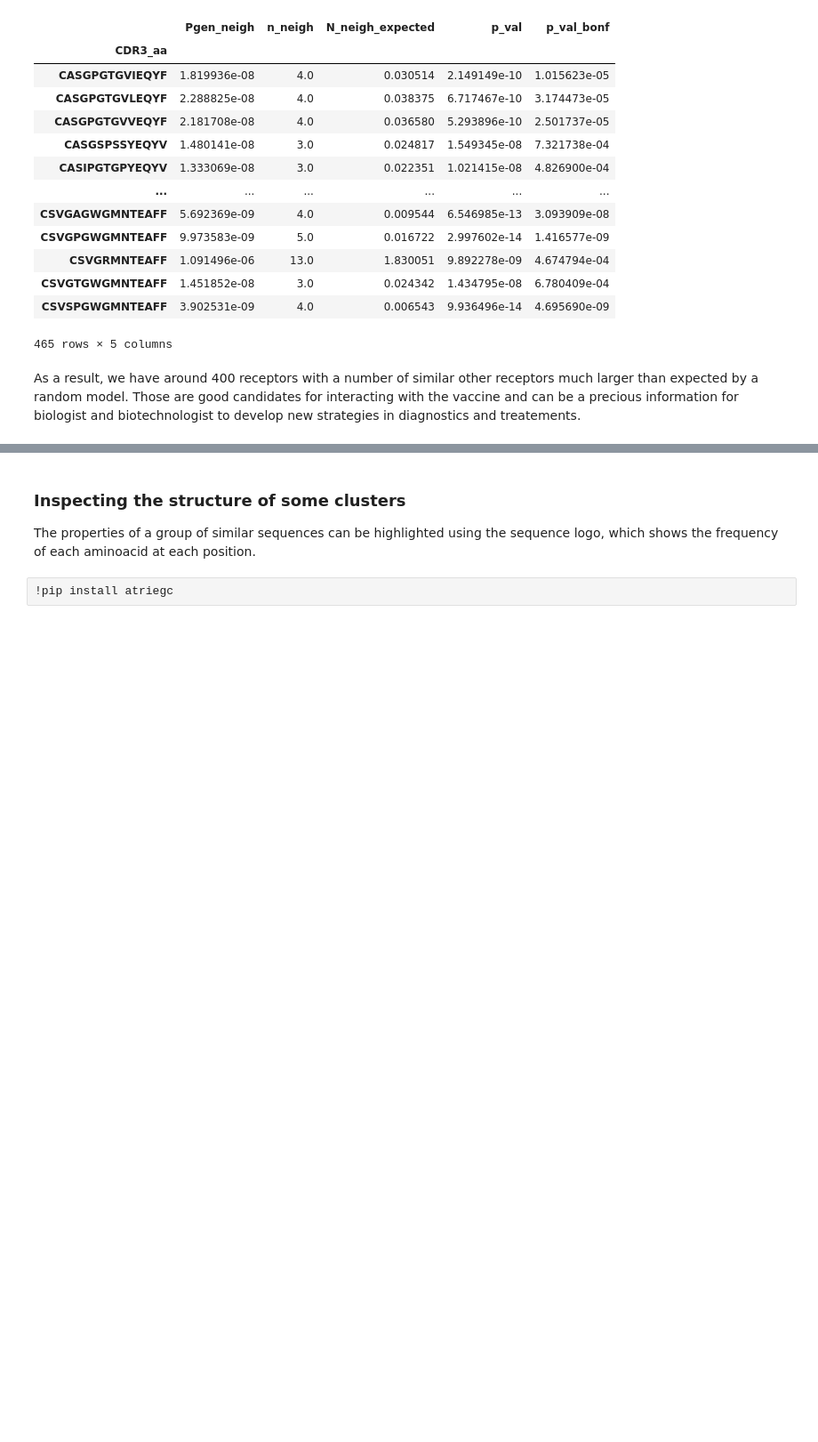
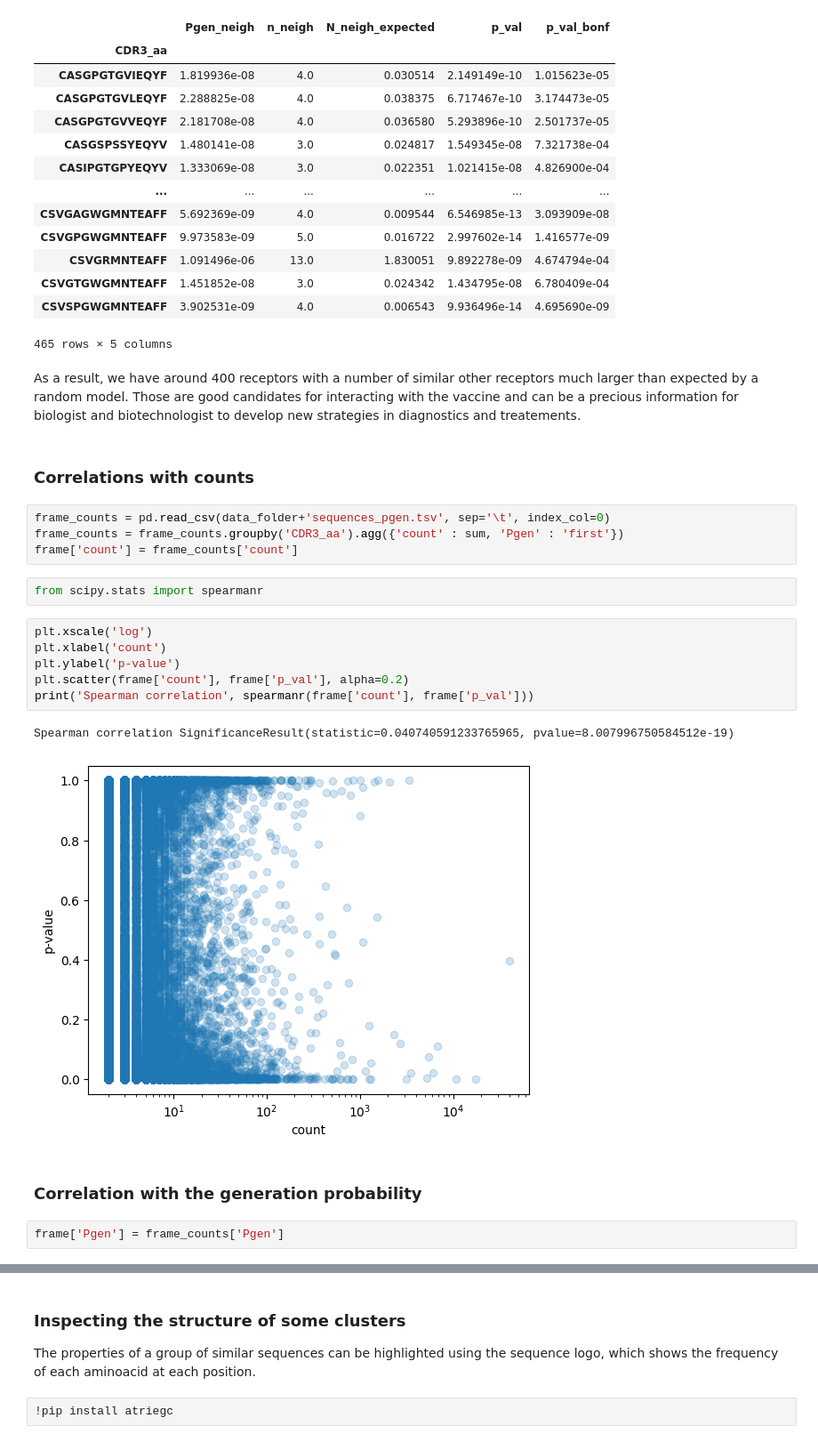
Before and after one commit to amazzoli/Quantitative_immunology, a Jupyter notebook: notebooks/ALICE_enrichment.ipynb, the cells around one changed output, grey strips where cells are left out. Shown: that part at 89% size. Drawn from its saved outputs; the diff is of its cells as text; blank space fills up the shorter version.

```diff
--- a/notebooks/ALICE_enrichment.ipynb
+++ b/notebooks/ALICE_enrichment.ipynb
@@ -129,3 +129,24 @@ candidates
 # %% [markdown]
 As a result, we have around 400 receptors with a number of similar other receptors much larger than expected by a random model.
 Those are good candidates for interacting with the vaccine and can be a precious information for biologist and biotechnologist to develop new strategies in diagnostics and treatements.
+# %% [markdown]
+### Correlations with counts
+# %%
+frame_counts = pd.read_csv(data_folder+'sequences_pgen.tsv', sep='\t', index_col=0)
+frame_counts = frame_counts.groupby('CDR3_aa').agg({'count' : sum, 'Pgen' : 'first'})
+frame['count'] = frame_counts['count']
+# %%
+from scipy.stats import spearmanr
+# %%
+plt.xscale('log')
+plt.xlabel('count')
+plt.ylabel('p-value')
+plt.scatter(frame['count'], frame['p_val'], alpha=0.2)
+print('Spearman correlation', spearmanr(frame['count'], frame['p_val']))
+# %% [output]
+Spearman correlation SignificanceResult(statistic=0.040740591233765965, pvalue=8.007996750584512e-19)
+[figure, added]
+# %% [markdown]
+### Correlation with the generation probability
+# %%
+frame['Pgen'] = frame_counts['Pgen']
```
Also changed, not shown: parts of 3 cells of this notebook.
